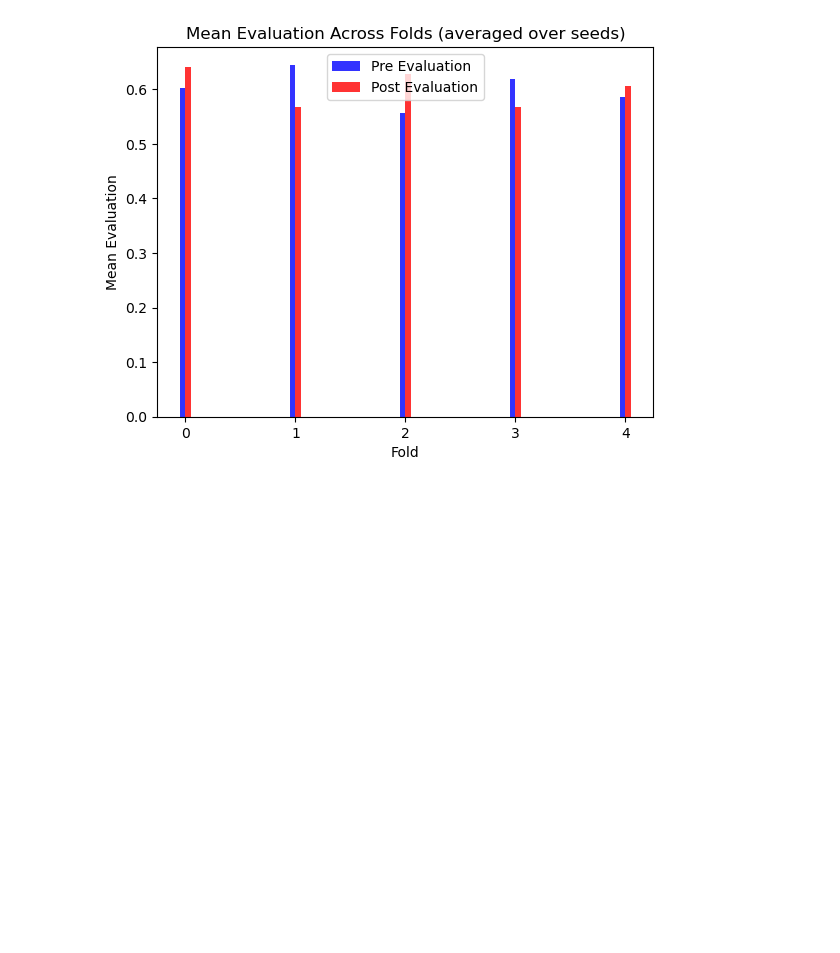
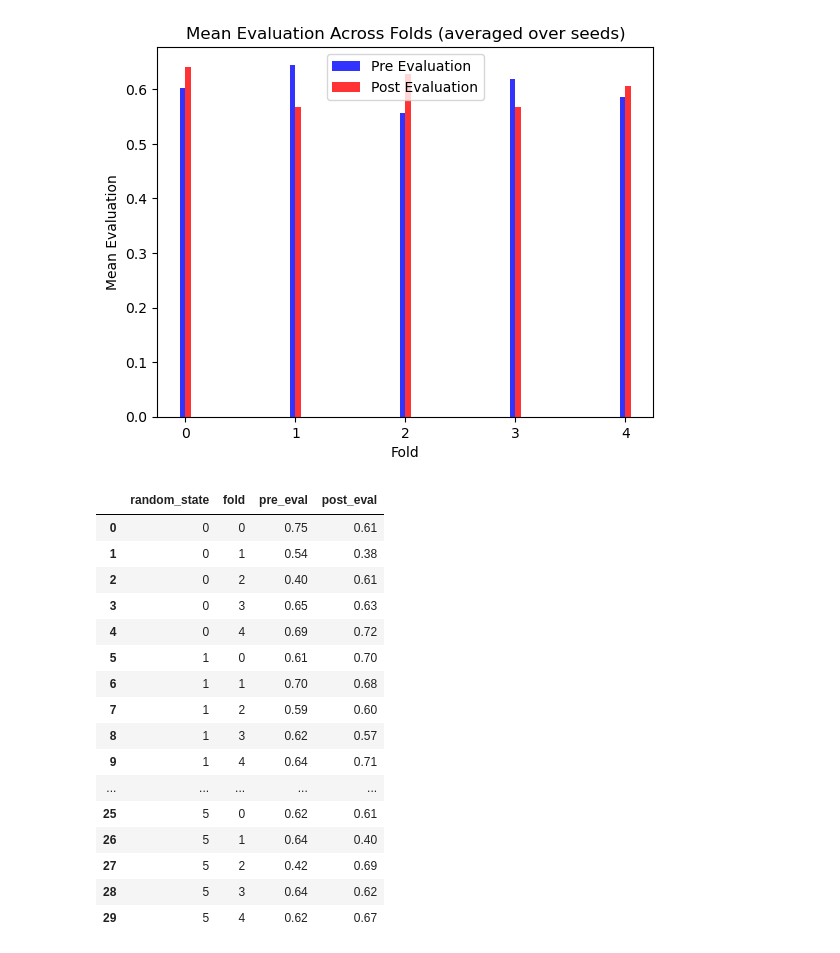
Before and after one commit to trachana20/tabpfn-fine-tuning, a Jupyter notebook: evaluationNotebook.ipynb, the cells around one changed output. Cells and saved outputs as stored; diff of their text form; code cells hidden in the pictures; blank space fills up the shorter version.

```diff
--- a/evaluationNotebook.ipynb
+++ b/evaluationNotebook.ipynb
@@ -10,11 +30,33 @@ from evaluation.result_visualizer import visualize_accuracy_across_seeds
 # Step 1: Load  data
 data_manager = DataManager(
     dir_path="data/dataset",
-    dataset_name="Titanic.csv",
-    target_col="survived",
+    dataset_id=9982,
+    # for titanic: 168746
+    # dataset_name="Titanic.csv",
+    # target_col="survived",
 )
 results_df = data_manager.load_results()
 # %%
 visualize_accuracy_across_seeds(results_df)
 # %% [output]
 [figure]
+# %%
+results_df
+# %% [output]
+|  | random_state | fold | pre_eval | post_eval |
+| 0 | 0 | 0 | 0.75 | 0.61 |
+| 1 | 0 | 1 | 0.54 | 0.38 |
+| 2 | 0 | 2 | 0.40 | 0.61 |
+| 3 | 0 | 3 | 0.65 | 0.63 |
+| 4 | 0 | 4 | 0.69 | 0.72 |
+| 5 | 1 | 0 | 0.61 | 0.70 |
+| 6 | 1 | 1 | 0.70 | 0.68 |
+| 7 | 1 | 2 | 0.59 | 0.60 |
+| 8 | 1 | 3 | 0.62 | 0.57 |
+| 9 | 1 | 4 | 0.64 | 0.71 |
+| ... | ... | ... | ... | ... |
+| 25 | 5 | 0 | 0.62 | 0.61 |
+| 26 | 5 | 1 | 0.64 | 0.40 |
+| 27 | 5 | 2 | 0.42 | 0.69 |
+| 28 | 5 | 3 | 0.64 | 0.62 |
+| 29 | 5 | 4 | 0.62 | 0.67 |
```
Also changed, not shown: parts of 1 cell of this notebook, 3 other files.
